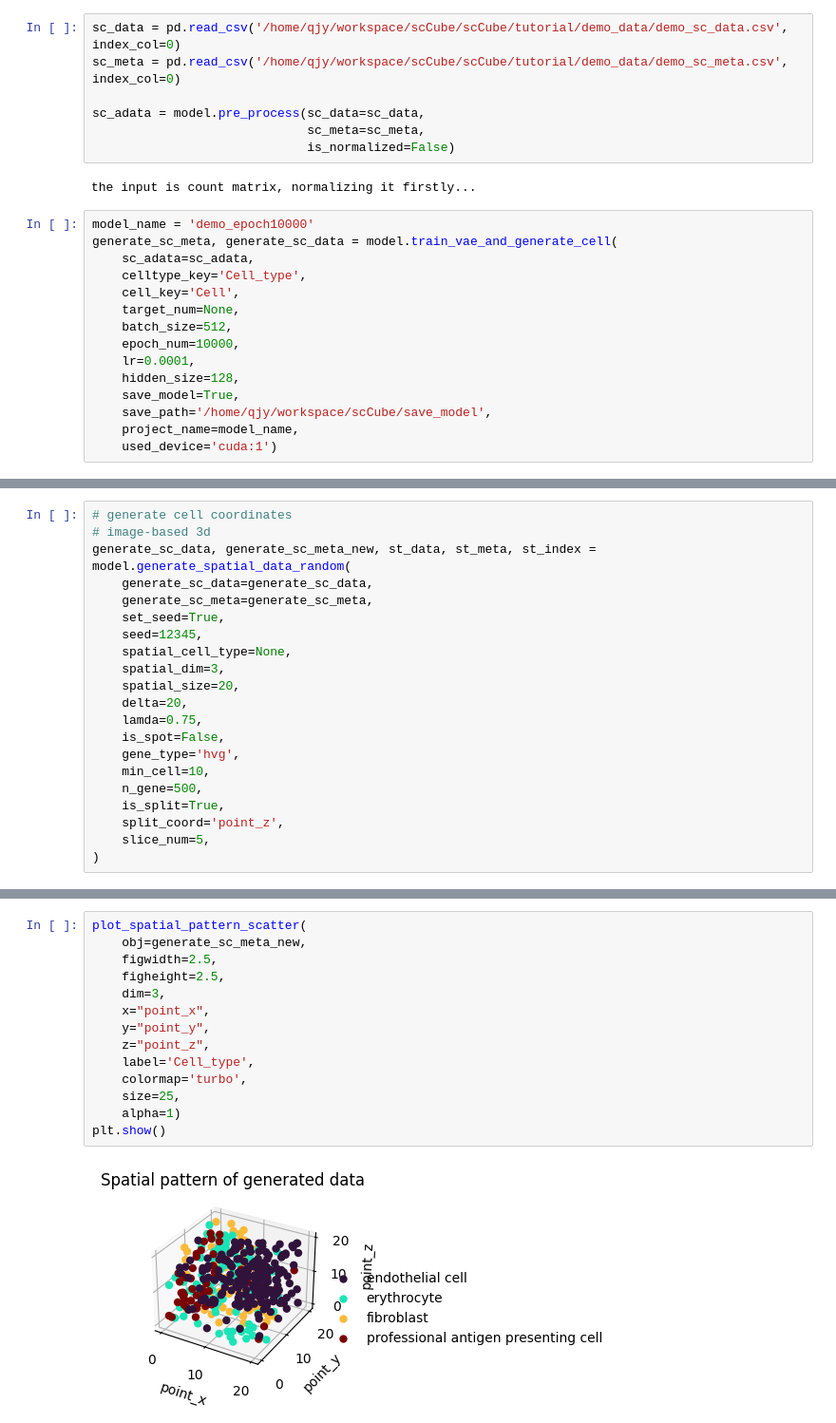
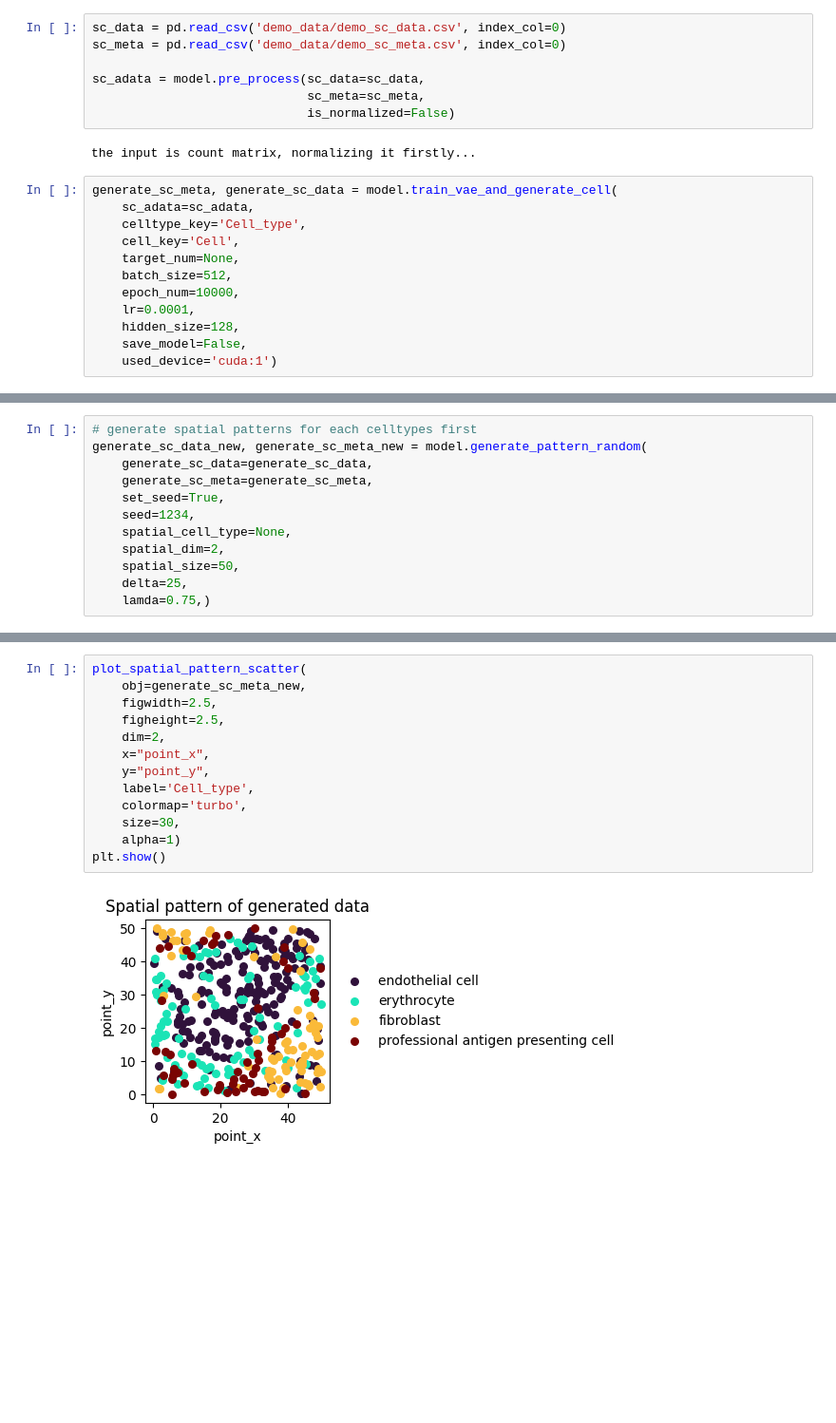
Before and after one commit to ZJUFanLab/scCube, a Jupyter notebook: tutorial/demo_image.ipynb, the cells around one changed output, grey strips where cells are left out. Shown at 95% size. Saved outputs shown, nothing was run; the diff lists cells and outputs as text; blank space fills up the shorter version.

Commit message:
Update tutorials

```diff
--- a/tutorial/demo_image.ipynb
+++ b/tutorial/demo_image.ipynb
@@ -13,8 +13,8 @@ warnings.filterwarnings("ignore")
 # %%
 model = scCube()
 # %%
-sc_data = pd.read_csv('/home/qjy/workspace/scCube/scCube/tutorial/demo_data/demo_sc_data.csv', index_col=0)
-sc_meta = pd.read_csv('/home/qjy/workspace/scCube/scCube/tutorial/demo_data/demo_sc_meta.csv', index_col=0)
+sc_data = pd.read_csv('demo_data/demo_sc_data.csv', index_col=0)
+sc_meta = pd.read_csv('demo_data/demo_sc_meta.csv', index_col=0)
 
 sc_adata = model.pre_process(sc_data=sc_data,
                              sc_meta=sc_meta,
@@ -22,7 +22,6 @@ sc_adata = model.pre_process(sc_data=sc_data,
 # %% [output]
 the input is count matrix, normalizing it firstly...
 # %%
-model_name = 'demo_epoch10000'
 generate_sc_meta, generate_sc_data = model.train_vae_and_generate_cell(
     sc_adata=sc_adata,
     celltype_key='Cell_type',
@@ -32,9 +31,7 @@ generate_sc_meta, generate_sc_data = model.train_vae_and_generate_cell(
     epoch_num=10000,
     lr=0.0001,
     hidden_size=128,
-    save_model=True,
-    save_path='/home/qjy/workspace/scCube/save_model',
-    project_name=model_name,
+    save_model=False,
     used_device='cuda:1')
 # %% [output]
 generating by the proportion of cell types of the input scRNA-seq data...
@@ -86,24 +42,15 @@ with rc_context({'figure.figsize': (2.5, 2.5)}):
 # %%
-# generate cell coordinates
-# image-based 3d
-generate_sc_data, generate_sc_meta_new, st_data, st_meta, st_index = model.generate_spatial_data_random(
+# generate spatial patterns for each celltypes first
+generate_sc_data_new, generate_sc_meta_new = model.generate_pattern_random(
     generate_sc_data=generate_sc_data,
     generate_sc_meta=generate_sc_meta,
     set_seed=True,
-    seed=12345,
+    seed=1234,
     spatial_cell_type=None,
-    spatial_dim=3,
-    spatial_size=20,
-    delta=20,
-    lamda=0.75,
-    is_spot=False,
-    gene_type='hvg',
-    min_cell=10,
-    n_gene=500,
-    is_split=True,
-    split_coord='point_z',
-    slice_num=5,
-)
+    spatial_dim=2,
+    spatial_size=50,
+    delta=25,
+    lamda=0.75,)
 # %% [output]
 generating spatial coordinates of single cells...
 generating spatial patterns of totally 4 cell types...
@@ -112,16 +57,15 @@ generating image-based data with 500 targeted HVGs...
 # %%
 plot_spatial_pattern_scatter(
     obj=generate_sc_meta_new,
     figwidth=2.5,
     figheight=2.5,
-    dim=3,
+    dim=2,
     x="point_x",
     y="point_y",
-    z="point_z",
     label='Cell_type',
     colormap='turbo',
-    size=25,
+    size=30,
     alpha=1)
 plt.show()
 # %% [output]
-[figure, old version]
+[figure, new version]
```
Also changed, not shown: parts of 17 cells of this notebook, 24 other files.
